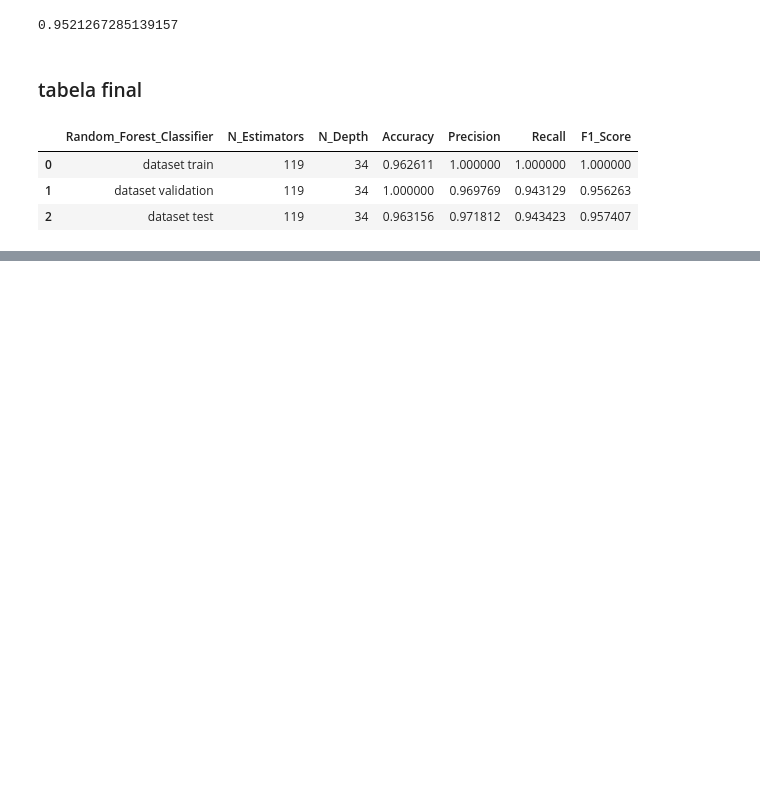
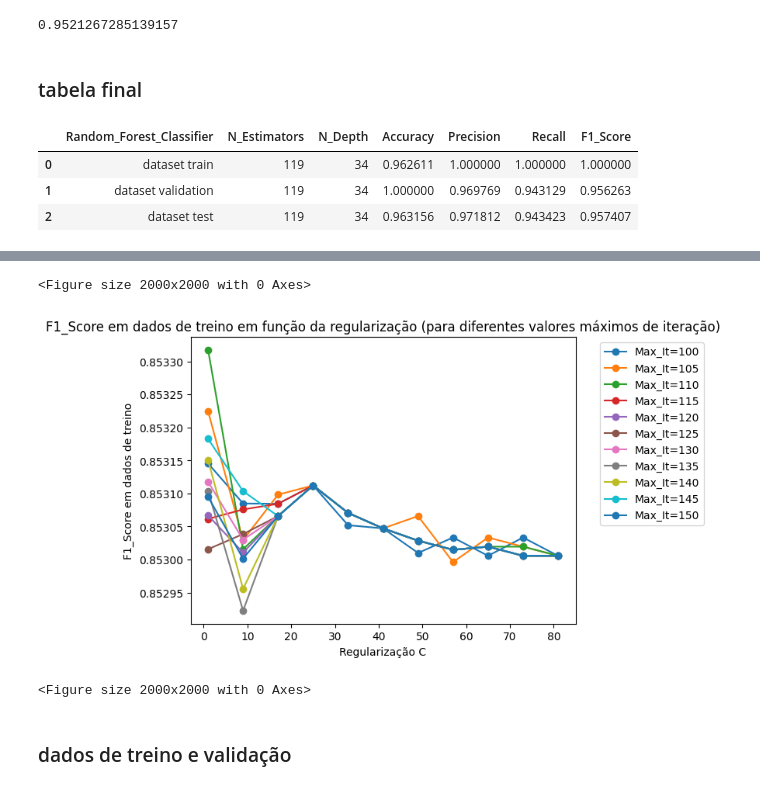
Before and after one commit to thiagomeneghello/ensaio-machine-learning, a Jupyter notebook: notebook/classifier.ipynb, the cells around one changed output, grey strips where cells are left out. Drawn from its saved outputs; the diff is of its cells as text; code cells hidden in the pictures; blank space fills up the shorter version.

```diff
--- a/notebook/classifier.ipynb
+++ b/notebook/classifier.ipynb
@@ -1280,0 +1370,14 @@ df_rf
+# %%
+for j in range(len(max_it)):
+    plt.plot(c, train1_f1_list_mx[:,j], label=f'Max_It={max_it[j]}', marker='o')
+plt.xlabel('Regularização C')
+plt.ylabel('F1_Score em dados de treino')
+plt.title('F1_Score em dados de treino em função da regularização (para diferentes valores máximos de iteração)')
+plt.legend(bbox_to_anchor=(1.05, 1), loc='upper left')
+plt.figure(figsize=(20, 20))
+# %% [output]
+<Figure size 2000x2000 with 0 Axes>
+[figure, added]
+<Figure size 2000x2000 with 0 Axes>
+# %% [markdown]
+### dados de treino e validação
```
Also changed, not shown: parts of 28 cells of this notebook, 1 other file.
